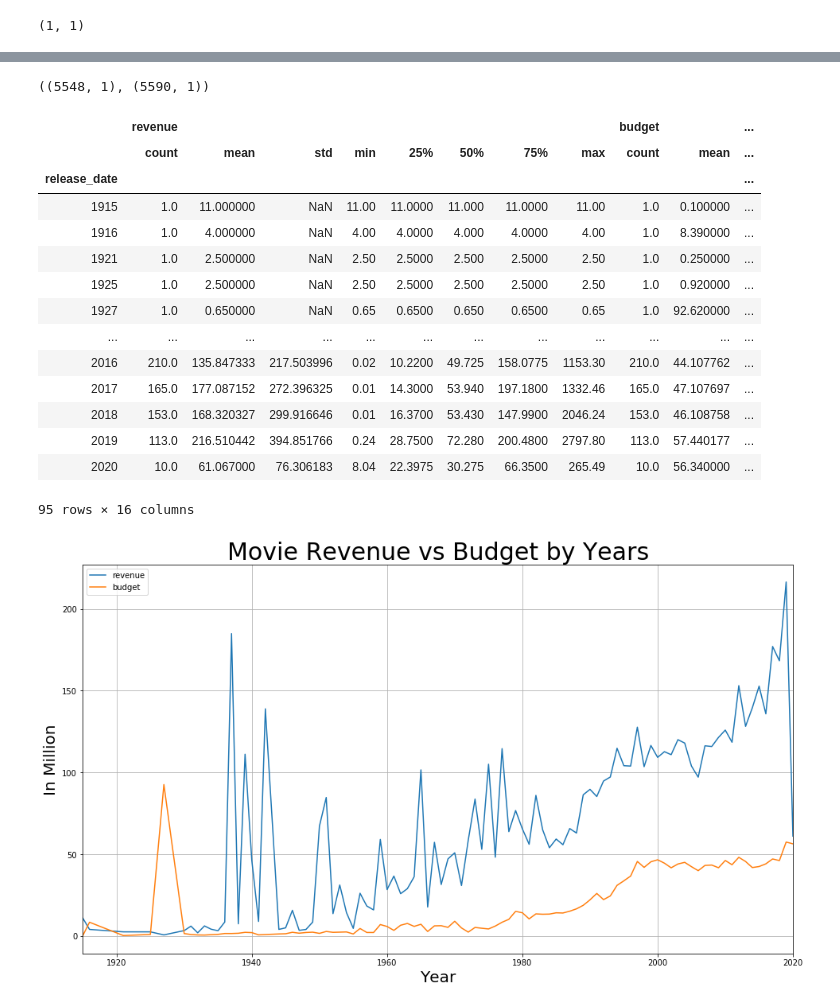
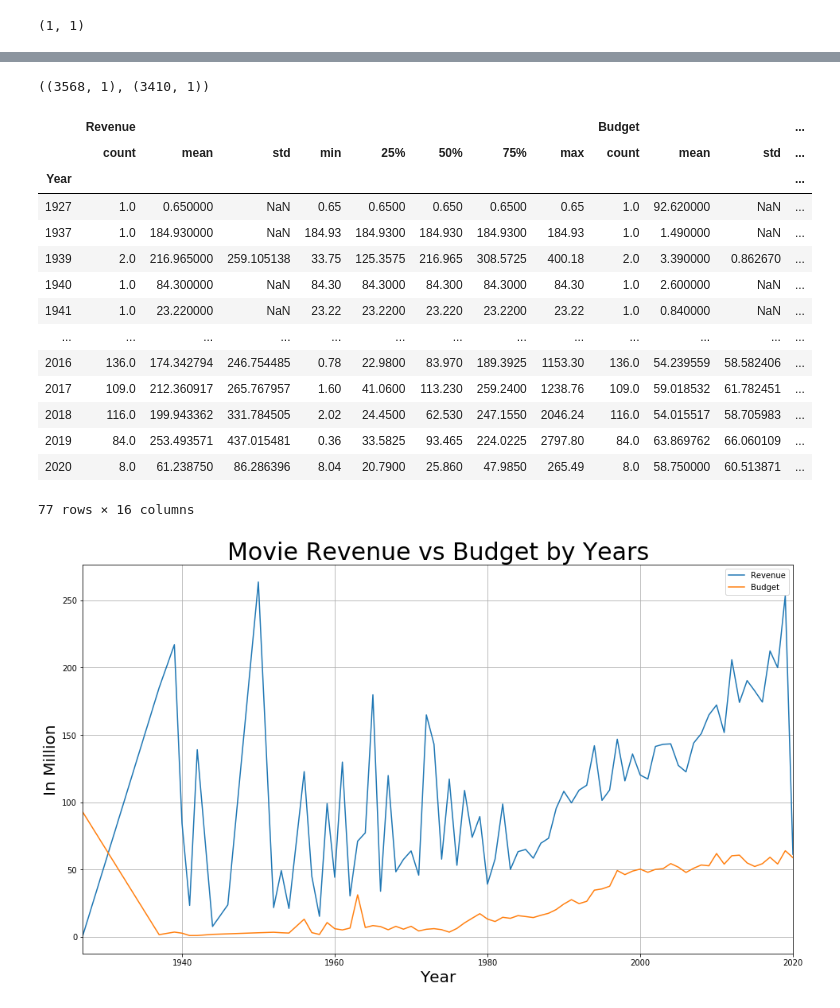
Before and after one commit to CaryMosley/Mod1Project, a Jupyter notebook: MovieStatistics.ipynb, the cells around one changed output, grey strips where cells are left out. Saved outputs shown, nothing was run; the diff lists cells and outputs as text; code cells hidden in the pictures.

```diff
--- a/MovieStatistics.ipynb
+++ b/MovieStatistics.ipynb
@@ -355,3 +350,6 @@ df2['budget'] = round(df2['budget'].div(1000000),2)
 df2.to_csv('final_tmdb.csv', index=False)
 # %%
 ###################################### Graphs ######################################
+# %%
+# Load merged data sources.  Mojo & TMDB
+mdf = pd.read_csv('mergedData.csv')
@@ -358,38 +366,41 @@ df2.to_csv('final_tmdb.csv', index=False)
 # %%
 # Check non-zero value cells in revenue and budget columns
-np.transpose(df2.revenue.to_numpy().nonzero()).shape, np.transpose(df2.budget.to_numpy().nonzero()).shape
+np.transpose(mdf.Revenue.to_numpy().nonzero()).shape, np.transpose(mdf.Budget.to_numpy().nonzero()).shape
 # %% [output]
-((5548, 1), (5590, 1))
+((3568, 1), (3410, 1))
 # %%
-# set up condition to filter cell that have 0 values
-condition = (df2.revenue != 0) & (df2.budget != 0)
+# Set up condition to filter cell that have 0 values
+condition = (mdf.Revenue != 0) & (mdf.Budget != 0)
+
+# Filter out rows where there is a 0 in both revenue & budget
+temp = mdf[condition]
 # %%
 # Create the goupby year obj. for calculating mean on revenue and budget
-filtered_rb = df2[condition].groupby(pd.DatetimeIndex(test.release_date).year)
+filtered_rb = mdf[condition].groupby('Year')
 # %%
 # Review the descriptive stastistics
-filtered_rb[('revenue', 'budget')].describe()
+filtered_rb[('Revenue', 'Budget')].describe()
 # %% [output]
-|  | revenue |  |  |  |  |  |  |  | budget |  | ... |
-|  | count | mean | std | min | 25% | 50% | 75% | max | count | mean | ... |
-| release_date |  |  |  |  |  |  |  |  |  |  | ... |
-| 1915 | 1.0 | 11.000000 | NaN | 11.00 | 11.0000 | 11.000 | 11.0000 | 11.00 | 1.0 | 0.100000 | ... |
-| 1916 | 1.0 | 4.000000 | NaN | 4.00 | 4.0000 | 4.000 | 4.0000 | 4.00 | 1.0 | 8.390000 | ... |
-| 1921 | 1.0 | 2.500000 | NaN | 2.50 | 2.5000 | 2.500 | 2.5000 | 2.50 | 1.0 | 0.250000 | ... |
-| 1925 | 1.0 | 2.500000 | NaN | 2.50 | 2.5000 | 2.500 | 2.5000 | 2.50 | 1.0 | 0.920000 | ... |
-| 1927 | 1.0 | 0.650000 | NaN | 0.65 | 0.6500 | 0.650 | 0.6500 | 0.65 | 1.0 | 92.620000 | ... |
-| ... | ... | ... | ... | ... | ... | ... | ... | ... | ... | ... | ... |
-| 2016 | 210.0 | 135.847333 | 217.503996 | 0.02 | 10.2200 | 49.725 | 158.0775 | 1153.30 | 210.0 | 44.107762 | ... |
-| 2017 | 165.0 | 177.087152 | 272.396325 | 0.01 | 14.3000 | 53.940 | 197.1800 | 1332.46 | 165.0 | 47.107697 | ... |
-| 2018 | 153.0 | 168.320327 | 299.916646 | 0.01 | 16.3700 | 53.430 | 147.9900 | 2046.24 | 153.0 | 46.108758 | ... |
-| 2019 | 113.0 | 216.510442 | 394.851766 | 0.24 | 28.7500 | 72.280 | 200.4800 | 2797.80 | 113.0 | 57.440177 | ... |
-| 2020 | 10.0 | 61.067000 | 76.306183 | 8.04 | 22.3975 | 30.275 | 66.3500 | 265.49 | 10.0 | 56.340000 | ... |
+|  | Revenue |  |  |  |  |  |  |  | Budget |  |  | ... |
+|  | count | mean | std | min | 25% | 50% | 75% | max | count | mean | std | ... |
+| Year |  |  |  |  |  |  |  |  |  |  |  | ... |
+| 1927 | 1.0 | 0.650000 | NaN | 0.65 | 0.6500 | 0.650 | 0.6500 | 0.65 | 1.0 | 92.620000 | NaN | ... |
+| 1937 | 1.0 | 184.930000 | NaN | 184.93 | 184.9300 | 184.930 | 184.9300 | 184.93 | 1.0 | 1.490000 | NaN | ... |
+| 1939 | 2.0 | 216.965000 | 259.105138 | 33.75 | 125.3575 | 216.965 | 308.5725 | 400.18 | 2.0 | 3.390000 | 0.862670 | ... |
+| 1940 | 1.0 | 84.300000 | NaN | 84.30 | 84.3000 | 84.300 | 84.3000 | 84.30 | 1.0 | 2.600000 | NaN | ... |
+| 1941 | 1.0 | 23.220000 | NaN | 23.22 | 23.2200 | 23.220 | 23.2200 | 23.22 | 1.0 | 0.840000 | NaN | ... |
+| ... | ... | ... | ... | ... | ... | ... | ... | ... | ... | ... | ... | ... |
+| 2016 | 136.0 | 174.342794 | 246.754485 | 0.78 | 22.9800 | 83.970 | 189.3925 | 1153.30 | 136.0 | 54.239559 | 58.582406 | ... |
+| 2017 | 109.0 | 212.360917 | 265.767957 | 1.60 | 41.0600 | 113.230 | 259.2400 | 1238.76 | 109.0 | 59.018532 | 61.782451 | ... |
+| 2018 | 116.0 | 199.943362 | 331.784505 | 2.02 | 24.4500 | 62.530 | 247.1550 | 2046.24 | 116.0 | 54.015517 | 58.705983 | ... |
+| 2019 | 84.0 | 253.493571 | 437.015481 | 0.36 | 33.5825 | 93.465 | 224.0225 | 2797.80 | 84.0 | 63.869762 | 66.060109 | ... |
+| 2020 | 8.0 | 61.238750 | 86.286396 | 8.04 | 20.7900 | 25.860 | 47.9850 | 265.49 | 8.0 | 58.750000 | 60.513871 | ... |
-95 rows × 16 columns
+77 rows × 16 columns
 # %%
 # Ploting the revenue & budget mean over years to see the treding of the movie market
-ax =filtered_rb[('revenue', 'budget')].mean().plot(figsize=(16,9), title='Movie Revenue vs Budget by Years', grid=True)
+ax =filtered_rb[('Revenue', 'Budget')].mean().plot(figsize=(16,9), title='Movie Revenue vs Budget by Years', grid=True)
 ax.set_xlabel("Year", fontsize=20)
 ax.set_ylabel("In Million", fontsize=20)
 ax.title.set_size(30)
 # %% [output]
-[figure, old version]
+[figure, new version]
```
Also changed, not shown: parts of 30 cells of this notebook, 8 other files.
